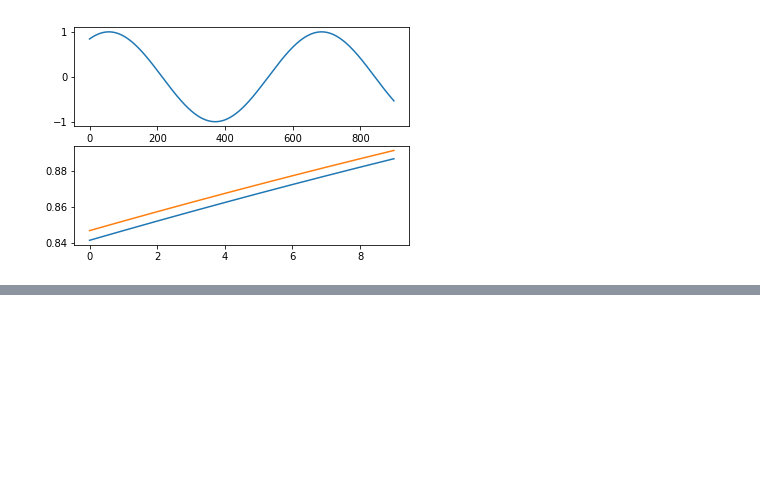
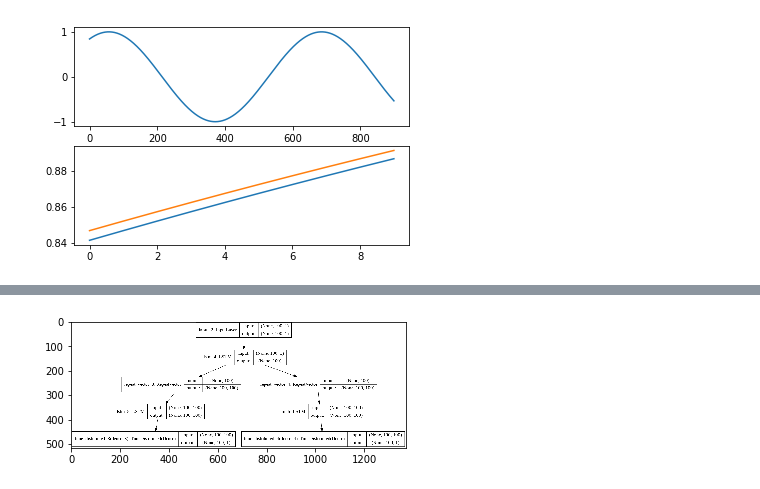
Before and after one commit to rigelfalcon/GoogleColab, a Jupyter notebook: lstm_autoencoders.ipynb, the cells around one changed output, grey strips where cells are left out. Drawn from its saved outputs; the diff is of its cells as text; code cells hidden in the pictures; blank space fills up the shorter version.

```diff
--- a/lstm_autoencoders.ipynb
+++ b/lstm_autoencoders.ipynb
@@ -665,0 +754,23 @@ print(yhat)
+# %%
+#%%
+num_unit=100
+# define encoder
+#visible = Input(shape=(20,n_in[1],1))
+visible = Input(shape=(n_in[1],1))
+encoder = LSTM(num_unit, activation='relu')(visible)
+# define reconstruct decoder
+decoder1 = RepeatVector(n_in[1])(encoder)
+decoder1 = LSTM(num_unit, activation='relu', return_sequences=True)(decoder1)
+decoder1 = TimeDistributed(Dense(1))(decoder1)
+# define predict decoder
+decoder2 = RepeatVector(n_out[1])(encoder)
+decoder2 = LSTM(num_unit, activation='relu', return_sequences=True)(decoder2)
+decoder2 = TimeDistributed(Dense(1))(decoder2)
+# tie it together
+model = Model(inputs=visible, outputs=[decoder1, decoder2])
+model.compile(optimizer='adam', loss='mse')
+plot_model(model, show_shapes=True, to_file='lstm_autoencoder.png')
+img=mpimg.imread('lstm_autoencoder.png')
+imgplot = plt.imshow(img)
+# %% [output]
+[figure, added]
```
Also changed, not shown: parts of 4 cells of this notebook.
